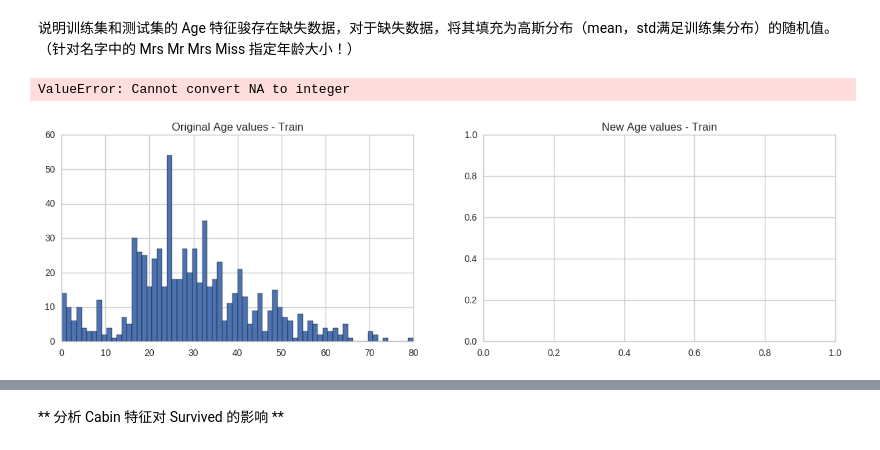
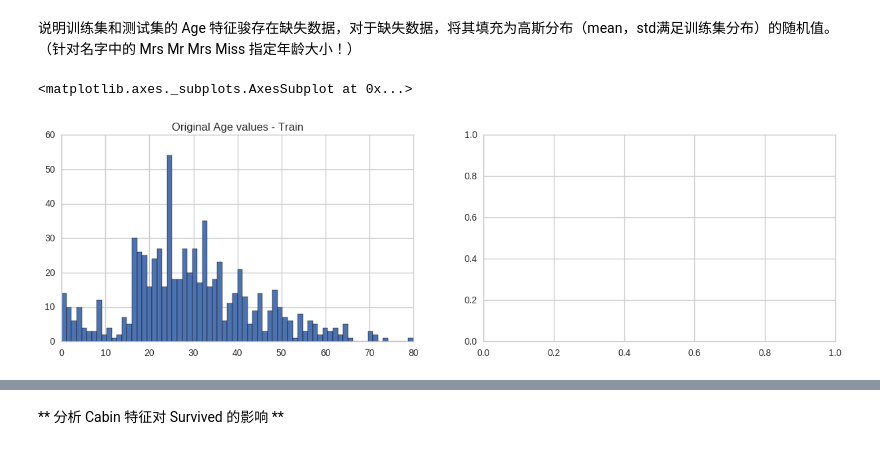
Before and after one commit to SunnyMarkLiu/Kaggle_Titanic, a Jupyter notebook: Predict_Survival.ipynb, the cells around one changed output, grey strips where cells are left out. Cells and saved outputs as stored; diff of their text form; code cells hidden in the pictures.

```diff
--- a/Predict_Survival.ipynb
+++ b/Predict_Survival.ipynb
@@ -199,35 +199,35 @@ test_data.ix[test_data['Age'].isnull()].head()
 # %%
 # 计算训练集和测试集年龄的 average, std, NaN 的数目
 average_age_train = train_data['Age'].mean()
 std_age_train = train_data['Age'].std()
 nan_age_count_train = train_data['Age'].isnull().sum()
 
 average_age_test = test_data['Age'].mean()
 std_age_test = test_data['Age'].std()
 nan_age_count_test = test_data['Age'].isnull().sum()
 
 # 生成高斯分布（mean，std满足训练集分布）的随机值
 rand_age_train = np.random.randint(average_age_train-std_age_train, average_age_train+std_age_train,
                                    size=nan_age_count_train)
 rand_age_test = np.random.randint(average_age_test-std_age_test, average_age_test+std_age_test,
                                    size=nan_age_count_test)
 
 # 绘制原始数据的 Age 特征
 fig, (axis1,axis2) = plt.subplots(1,2,figsize=(15,4))
 axis1.set_title('Original Age values - Train')
 train_data['Age'].dropna().astype(int).hist(bins=70, ax=axis1)
 
 # 注意此处缺失数据的补齐并不是采用次方法，见下面的特种工程2!
 
 # 对缺失数据进行补全
 # train_data['Age'][np.isnan(train_data['Age'])] = rand_age_train
 # test_data['Age'][np.isnan(test_data['Age'])] = rand_age_test
 
 # 绘制补全缺失数据的 Age 特征
-axis2.set_title('New Age values - Train')
-train_data['Age'].astype(int).hist(bins=70, ax=axis2)
+# axis2.set_title('New Age values - Train')
+# train_data['Age'].astype(int).hist(bins=70, ax=axis2)
 # %% [output]
-ValueError: Cannot convert NA to integer
+<matplotlib.axes._subplots.AxesSubplot at 0x...>
-[figure, old version]
+[figure, new version]
 # %%
 train_data.ix[train_data['Age'].isnull()].head()
```
Also changed, not shown: parts of 24 cells of this notebook, 2 other files.
